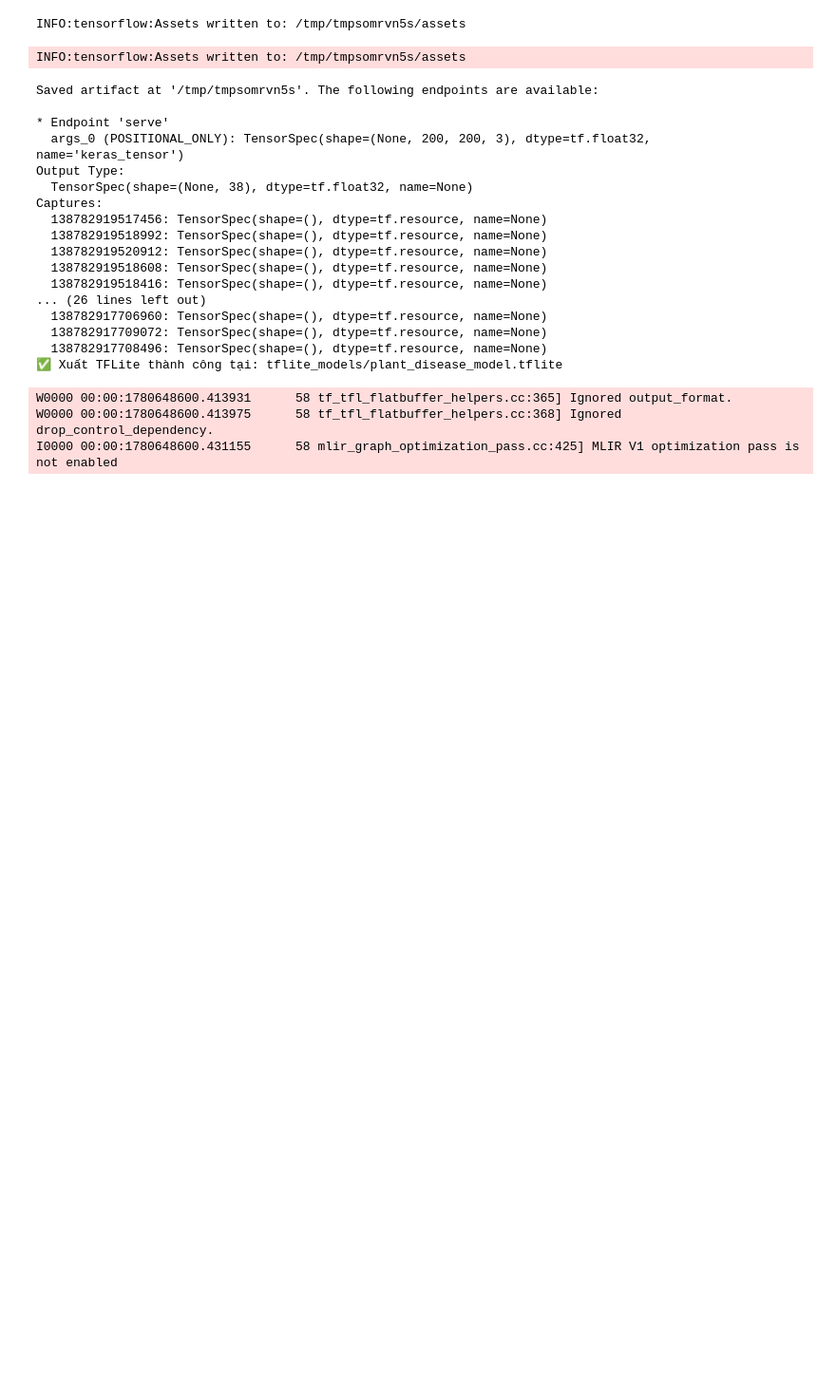
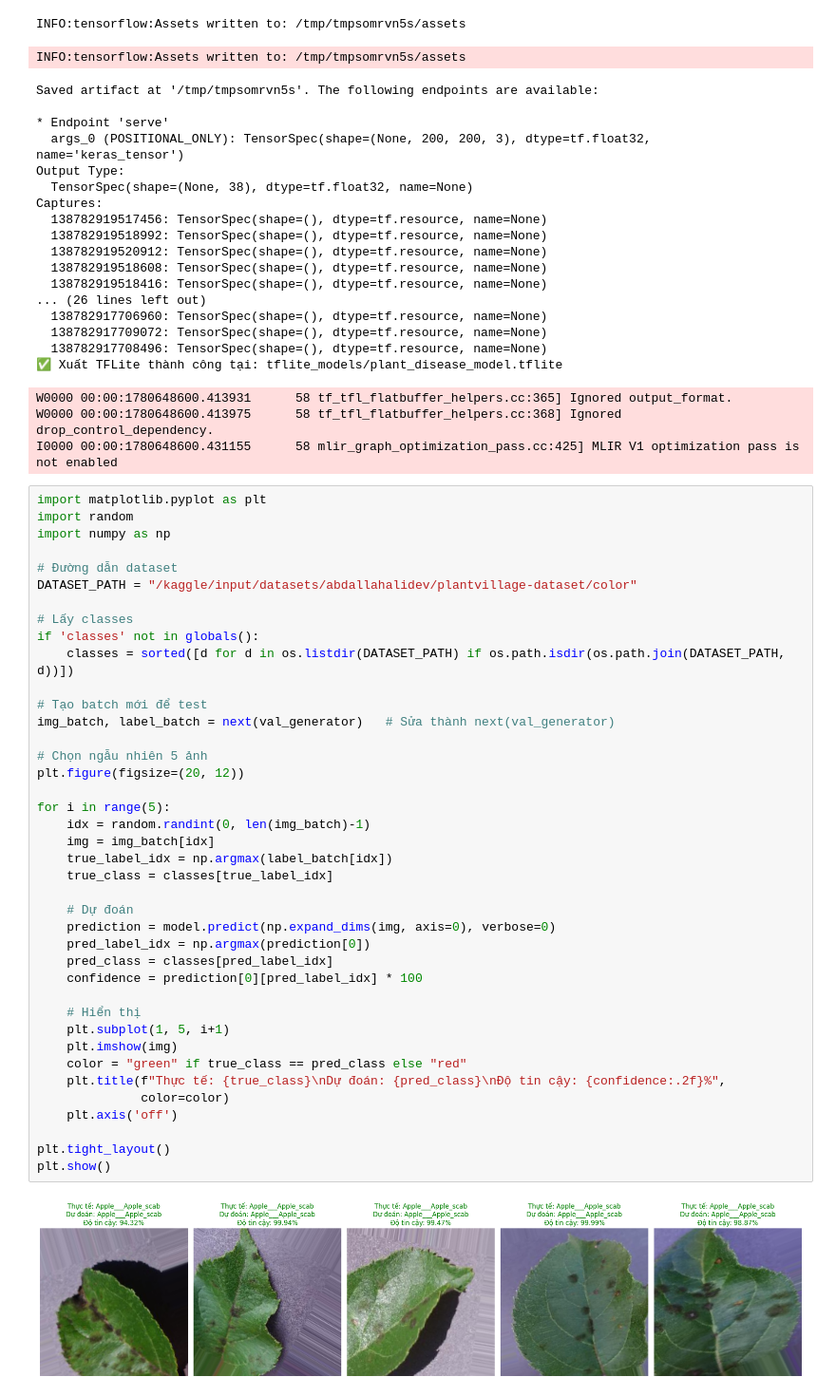
Before and after one commit to Viet7730922/smart-crop-doctor-android, a Jupyter notebook: plant-disease-notebook-kaggle.ipynb, the cells around one changed output. Shown at 95% size. Saved outputs shown, nothing was run; the diff lists cells and outputs as text; blank space fills up the shorter version.

Commit message:
Add noteBook Kaggle (AI Model Training).

```diff
--- a/plant-disease-notebook-kaggle.ipynb
+++ b/plant-disease-notebook-kaggle.ipynb
@@ -247,3 +259,45 @@ Captures:
 W0000 00:00:1780648600.413931      58 tf_tfl_flatbuffer_helpers.cc:365] Ignored output_format.
 W0000 00:00:1780648600.413975      58 tf_tfl_flatbuffer_helpers.cc:368] Ignored drop_control_dependency.
 I0000 00:00:1780648600.431155      58 mlir_graph_optimization_pass.cc:425] MLIR V1 optimization pass is not enabled
+# %%
+import matplotlib.pyplot as plt
+import random
+import numpy as np
+
+# Đường dẫn dataset
+DATASET_PATH = "/kaggle/input/datasets/abdallahalidev/plantvillage-dataset/color"
+
+# Lấy classes
+if 'classes' not in globals():
+    classes = sorted([d for d in os.listdir(DATASET_PATH) if os.path.isdir(os.path.join(DATASET_PATH, d))])
+
+# Tạo batch mới để test
+img_batch, label_batch = next(val_generator)   # Sửa thành next(val_generator)
+
+# Chọn ngẫu nhiên 5 ảnh
+plt.figure(figsize=(20, 12))
+
+for i in range(5):
+    idx = random.randint(0, len(img_batch)-1)
+    img = img_batch[idx]
+    true_label_idx = np.argmax(label_batch[idx])
+    true_class = classes[true_label_idx]
+
+    # Dự đoán
+    prediction = model.predict(np.expand_dims(img, axis=0), verbose=0)
+    pred_label_idx = np.argmax(prediction[0])
+    pred_class = classes[pred_label_idx]
+    confidence = prediction[0][pred_label_idx] * 100
+
+    # Hiển thị
+    plt.subplot(1, 5, i+1)
+    plt.imshow(img)
+    color = "green" if true_class == pred_class else "red"
+    plt.title(f"Thực tế: {true_class}\nDự đoán: {pred_class}\nĐộ tin cậy: {confidence:.2f}%",
+              color=color)
+    plt.axis('off')
+
+plt.tight_layout()
+plt.show()
+# %% [output]
+[figure, added]
```
Also changed, not shown: parts of 2 cells of this notebook.
